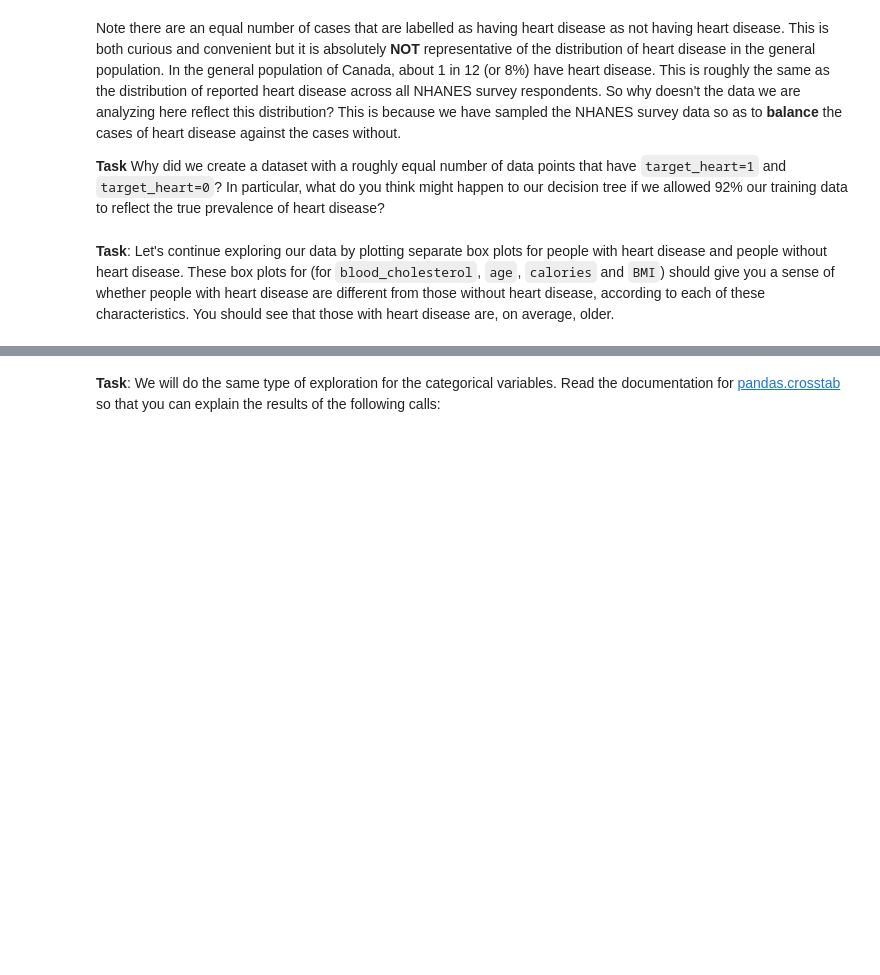
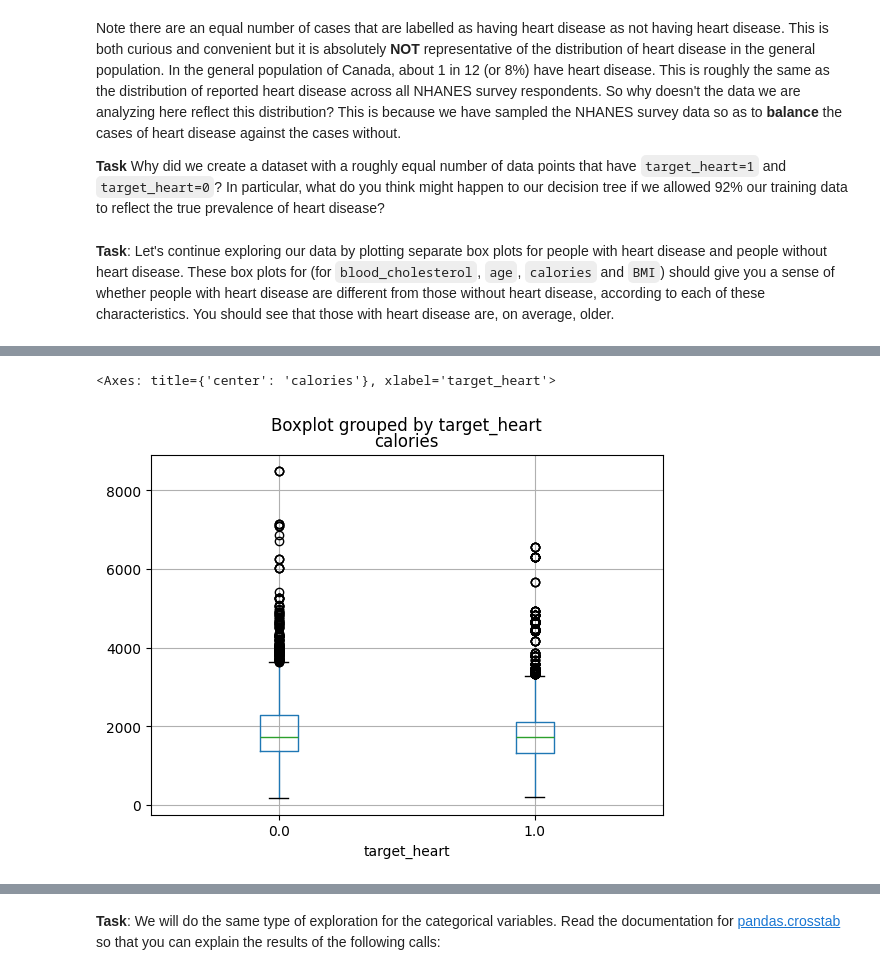
Before and after one commit to hhcgoodluck/CSC311-Introduction-to-Machine-Learning, a Jupyter notebook: lab02.ipynb, the cells around one changed output, grey strips where cells are left out. Cells and saved outputs as stored; diff of their text form; code cells hidden in the pictures; blank space fills up the shorter version.

```diff
--- a/lab02.ipynb
+++ b/lab02.ipynb
@@ -318,0 +353,6 @@ data.boxplot(column='blood_cholesterol', by='target_heart')
+# %%
+# analyze the distribution of calories for people with and without heart disease
+data.boxplot(column='calories', by='target_heart')
+# %% [output]
+<Axes: title={'center': 'calories'}, xlabel='target_heart'>
+[figure, added]
```
Also changed, not shown: parts of 12 cells of this notebook.
